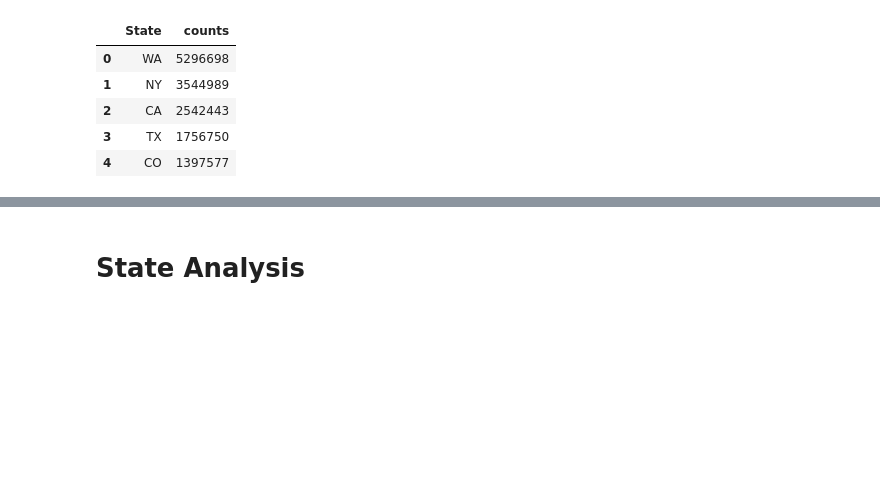
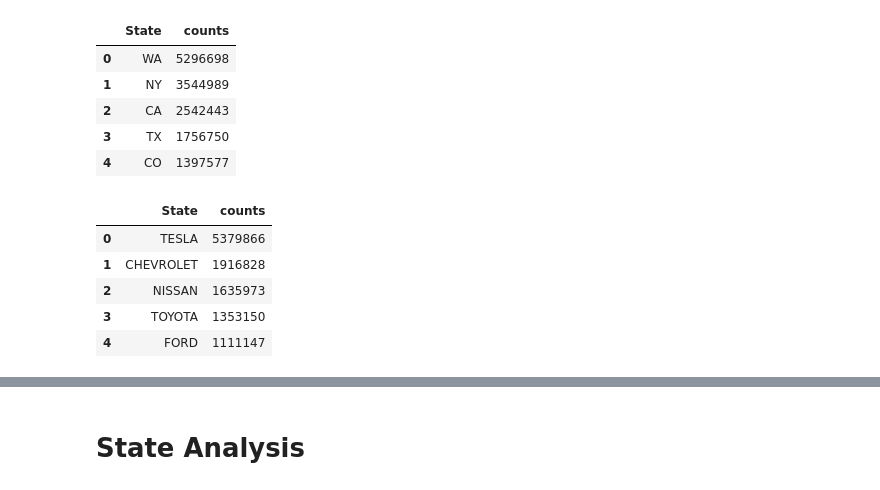
Before and after one commit to edwinjosechittilappilly/EDA-EV-ML-Project, a Jupyter notebook: notebooks/EV_StateEDA.ipynb, the cells around one changed output, grey strips where cells are left out. Saved outputs shown, nothing was run; the diff lists cells and outputs as text; code cells hidden in the pictures; blank space fills up the shorter version.

```diff
--- a/notebooks/EV_StateEDA.ipynb
+++ b/notebooks/EV_StateEDA.ipynb
@@ -41,3 +41,14 @@ df_state.head()
 | 2 | CA | 2542443 |
 | 3 | TX | 1756750 |
 | 4 | CO | 1397577 |
+# %%
+df_VehicleMake=df_combined["Vehicle Make"].value_counts().rename_axis('State').reset_index(name='counts')
+df_VehicleMake.to_pickle("../df_VehicleMake.pkl")
+df_VehicleMake.head()
+# %% [output]
+|  | State | counts |
+| 0 | TESLA | 5379866 |
+| 1 | CHEVROLET | 1916828 |
+| 2 | NISSAN | 1635973 |
+| 3 | TOYOTA | 1353150 |
+| 4 | FORD | 1111147 |
```
Also changed, not shown: parts of 6 cells of this notebook, 5 other files.
